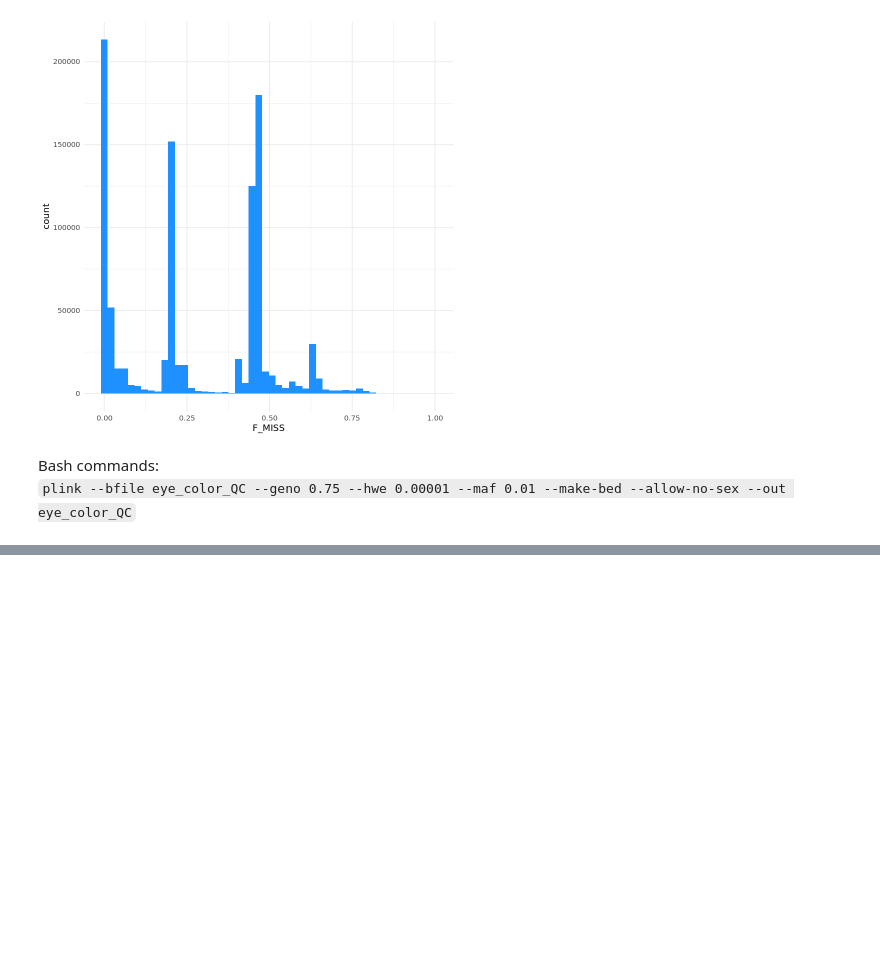
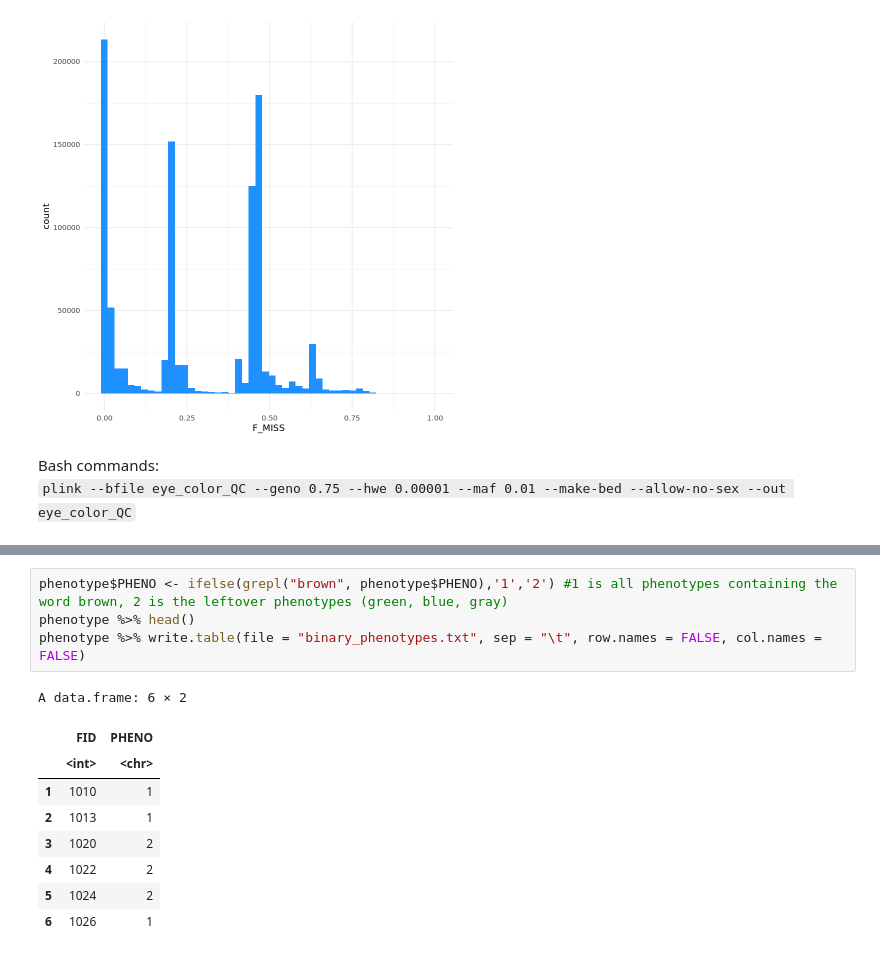
Before and after one commit to rimyjen/popgen-GWAS, a Jupyter notebook: gwas_eyecolor_rikke.ipynb, the cells around one changed output, grey strips where cells are left out. Cells and saved outputs as stored; diff of their text form; blank space fills up the shorter version.

```diff
--- a/gwas_eyecolor_rikke.ipynb
+++ b/gwas_eyecolor_rikke.ipynb
@@ -164,0 +192,14 @@ Bash commands:
+# %%
+phenotype$PHENO <- ifelse(grepl("brown", phenotype$PHENO),'1','2') #1 is all phenotypes containing the word brown, 2 is the leftover phenotypes (green, blue, gray)
+phenotype %>% head()
+phenotype %>% write.table(file = "binary_phenotypes.txt", sep = "\t", row.names = FALSE, col.names = FALSE)
+# %% [output]
+A data.frame: 6 × 2
+|  | FID | PHENO |
+|  | <int> | <chr> |
+| 1 | 1010 | 1 |
+| 2 | 1013 | 1 |
+| 3 | 1020 | 2 |
+| 4 | 1022 | 2 |
+| 5 | 1024 | 2 |
+| 6 | 1026 | 1 |
```
Also changed, not shown: parts of 5 cells of this notebook.
